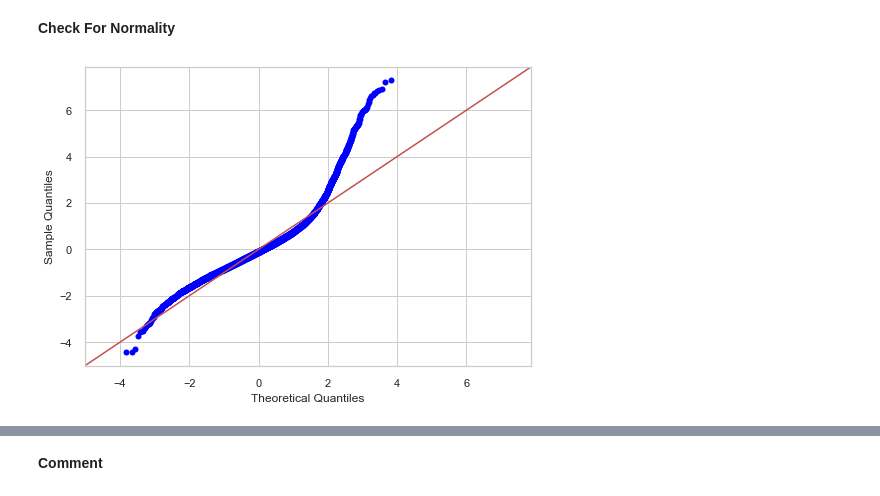
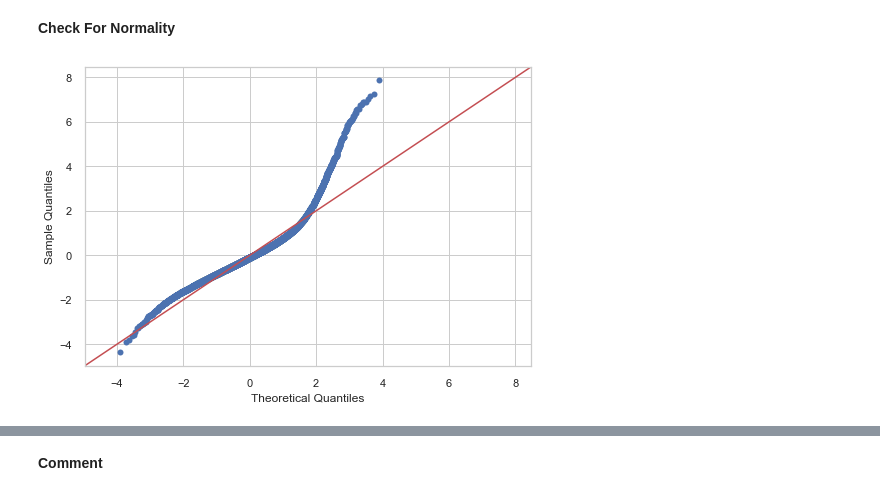
Before and after one commit to Lintarierick/Phase-2-project, a Jupyter notebook: student.ipynb, the cells around one changed output, grey strips where cells are left out. Cells and saved outputs as stored; diff of their text form; code cells hidden in the pictures.

```diff
--- a/student.ipynb
+++ b/student.ipynb
@@ -843,0 +881,3 @@ strong multicollinearity or other numerical problems.
+# %%
+X['grade'] = pd.to_numeric(X['grade'], errors='coerce')
+X['condition'] = pd.to_numeric(X['condition'], errors='coerce')
@@ -843,0 +896,4 @@ strong multicollinearity or other numerical problems.
+# %%
+model_2 = sm.OLS(y, sm.add_constant(X))
+model_2_results = model_2.fit()
+print(model_2_results.summary())
@@ -854,0 +934,5 @@ In order to make the negative intercept more interpretable, we apply zero center
+# %%
+# Split the data into training and test sets. Use the default split size
+X_model_2_train, X_model_2_test, y_model_2_train, y_model_2_test = train_test_split(X, y, random_state = 42, shuffle = True)
+# A brief preview of our train test split
+print(len(X_model_2_train), len(X_model_2_test), len(y_model_2_train), len(y_model_2_test))
@@ -854,0 +941,4 @@ In order to make the negative intercept more interpretable, we apply zero center
+# %%
+# y-intercept
+X_model_2_train_bm = sm.add_constant(X_model_2_train)
+X_test_model_2_bm = sm.add_constant(X_model_2_test)
@@ -900,13 +1024,13 @@ For a house with an average number of bedrooms, bathrooms, sqft_living,  area, s
 # %%
 # Checking that the residuals are normally distributed
 # Modify line color to orange and thickness
-fig = sm.graphics.qqplot(results_m2.resid, dist=stats.norm, line='45', fit=True);
+fig = sm.graphics.qqplot(model_2_results.resid, dist=stats.norm, line='45', fit=True);
 # Getting the axes and modify the line color and thickness
 ax = fig.get_axes()[0]
 ax.get_lines()[0].set_color('Orange')  # Set line color to orange
 ax.get_lines()[0].set_linewidth(2)  # Set line thickness to 2
 # %% [output]
-[figure, old version]
+[figure, new version]
 # %%
 # Build log transformed model
 y_log = np.log(y)
```
Also changed, not shown: parts of 85 cells of this notebook.
